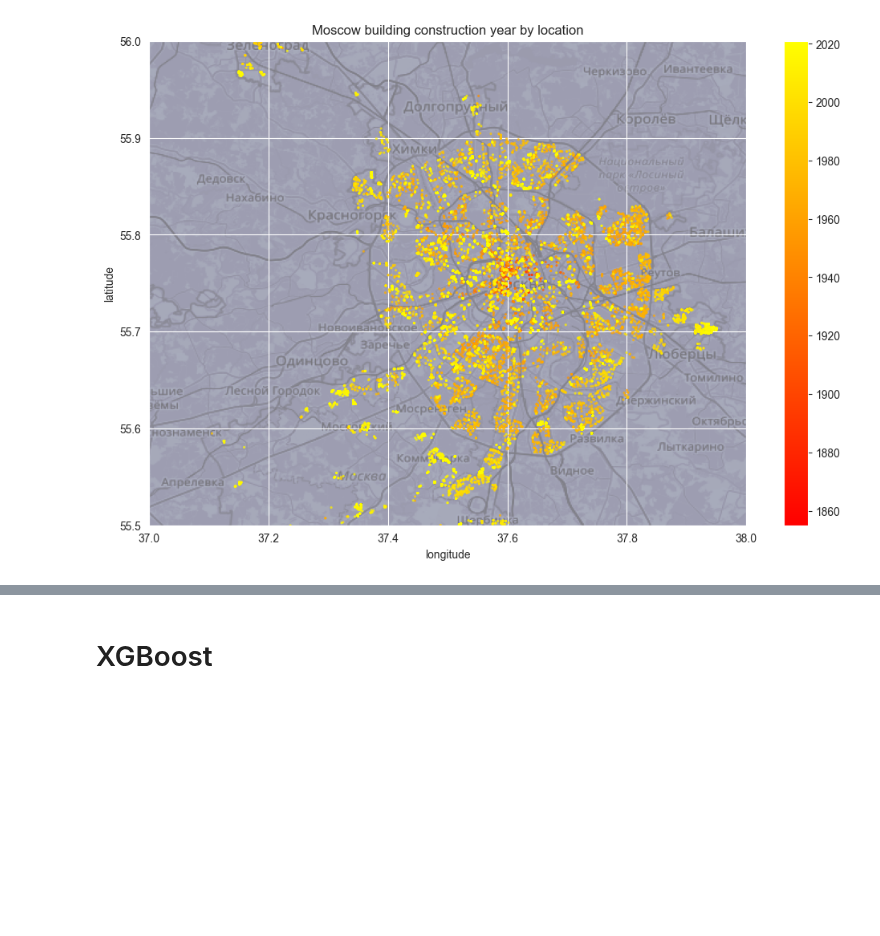
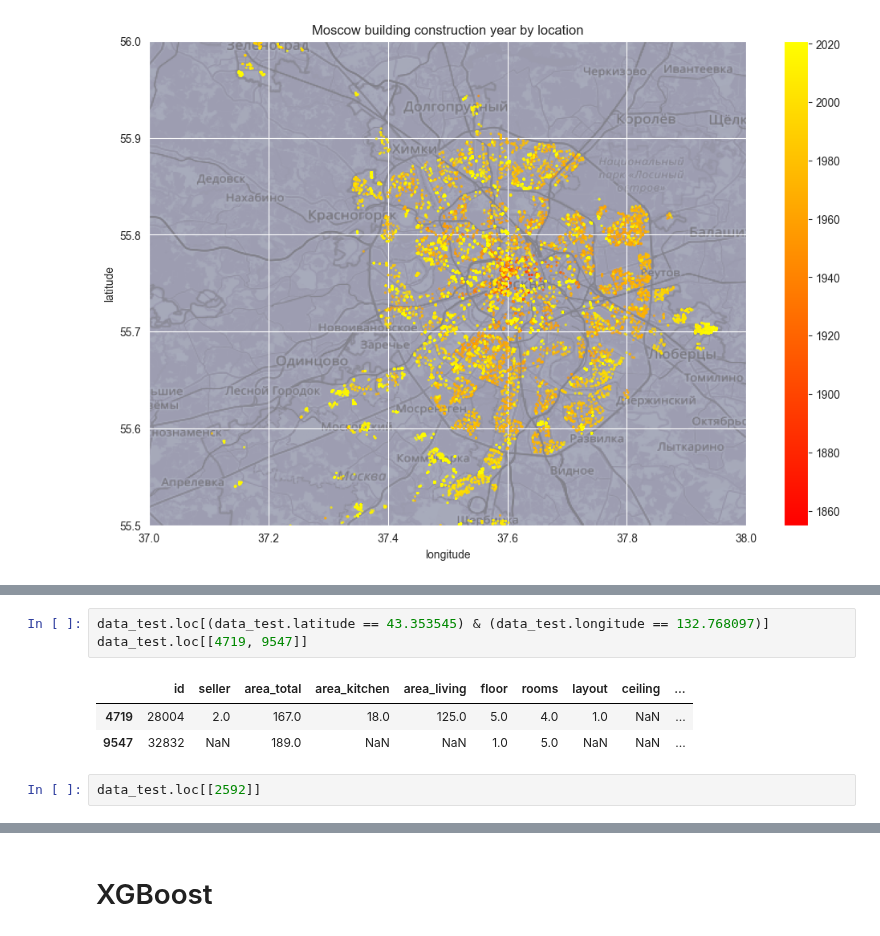
Before and after one commit to jimoskar/ml, a Jupyter notebook: project/jim_EDA.ipynb, the cells around one changed output, grey strips where cells are left out. Cells and saved outputs as stored; diff of their text form; blank space fills up the shorter version.

```diff
--- a/project/jim_EDA.ipynb
+++ b/project/jim_EDA.ipynb
@@ -193,0 +223,9 @@ plot_map(data);
+# %%
+data_test.loc[(data_test.latitude == 43.353545) & (data_test.longitude == 132.768097)]
+data_test.loc[[4719, 9547]]
+# %% [output]
+|  | id | seller | area_total | area_kitchen | area_living | floor | rooms | layout | ceiling | ... |
+| 4719 | 28004 | 2.0 | 167.0 | 18.0 | 125.0 | 5.0 | 4.0 | 1.0 | NaN | ... |
+| 9547 | 32832 | NaN | 189.0 | NaN | NaN | 1.0 | 5.0 | NaN | NaN | ... |
+# %%
+data_test.loc[[2592]]
```
Also changed, not shown: parts of 5 cells of this notebook, 2 other files.
